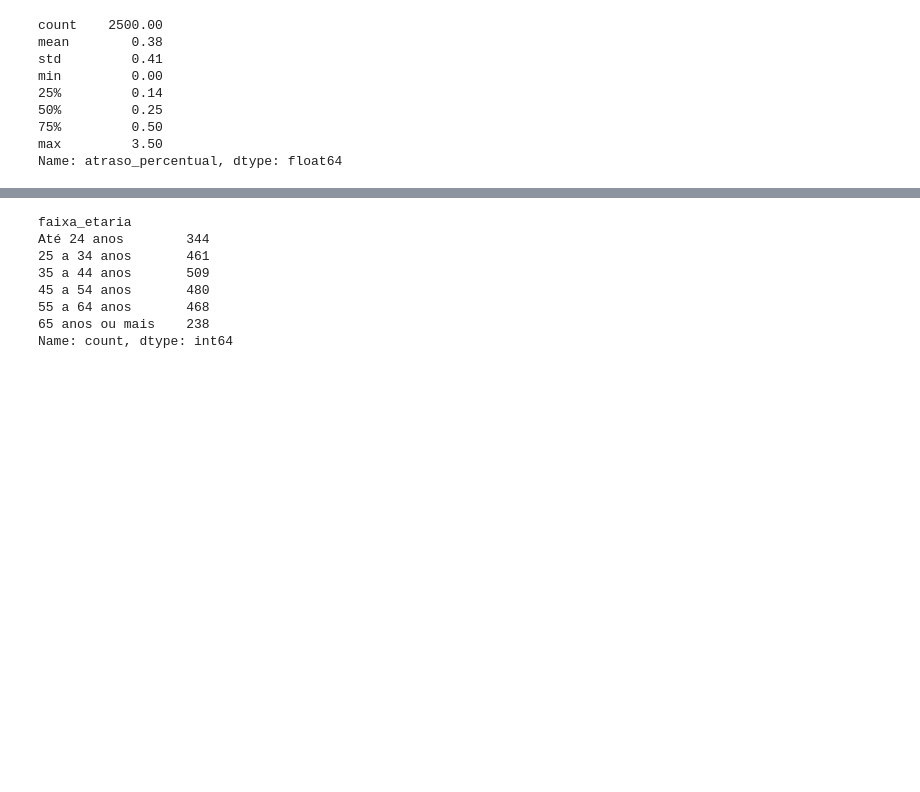
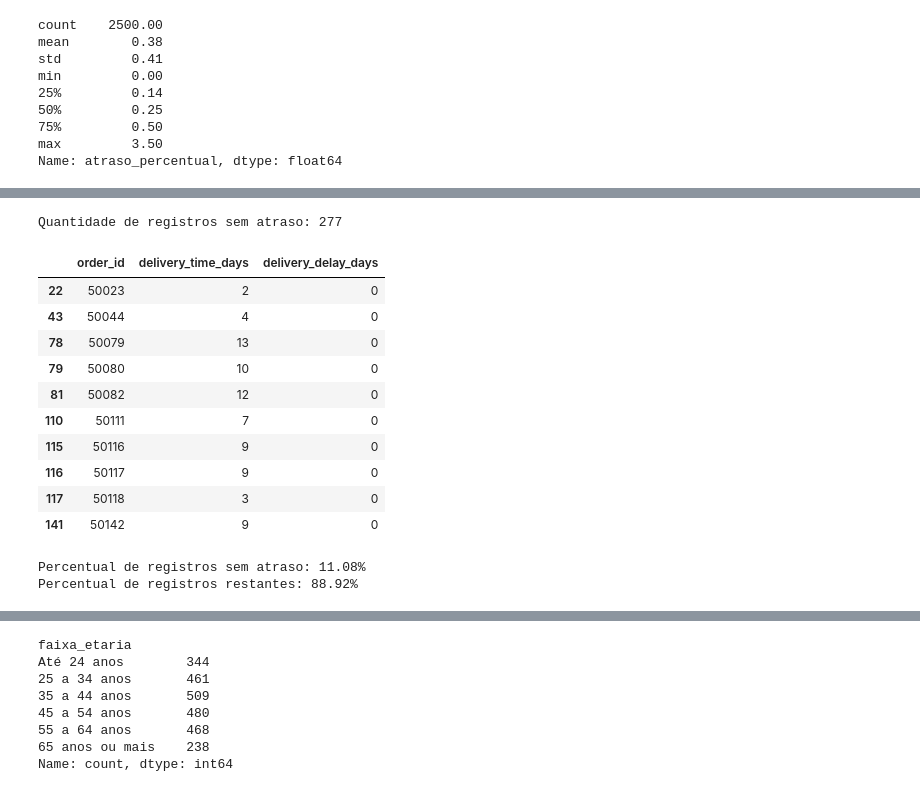
Before and after one commit to Fabio-Costa986/Business-understanding-and-data-analysis, a Jupyter notebook: notebook/01_tratamento_dados.ipynb, the cells around one changed output, grey strips where cells are left out. Cells and saved outputs as stored; diff of their text form; code cells hidden in the pictures; blank space fills up the shorter version.

```diff
--- a/notebook/01_tratamento_dados.ipynb
+++ b/notebook/01_tratamento_dados.ipynb
@@ -667,0 +714,17 @@ resumo_atraso
+# %%
+# Cria o indicador binário de reclamação
+df["teve_reclamacao"] = np.where(
+    df["complaints_count"] > 0,
+    1,
+    0
+)
+
+# Quantidade e percentual de pedidos em cada situação
+resumo_reclamacao = pd.DataFrame({
+    "quantidade": df["teve_reclamacao"].value_counts().sort_index(),
+    "percentual": (
+        df["teve_reclamacao"].value_counts(normalize=True).sort_index() * 100
+    ).round(2)
+})
+
+resumo_reclamacao
@@ -721,0 +898,51 @@ ser confirmada antes de utilizá-la em conclusões de negócio.
+# %%
+# Identifica pedidos sem atraso.
+registros_sem_atraso = df[
+    df["delivery_delay_days"] == 0
+]
+
+print(
+     f"Quantidade de registros sem atraso: {len(registros_sem_atraso)}"
+)
+
+registros_sem_atraso[
+    [
+        "order_id",
+        "delivery_time_days",
+        "delivery_delay_days"
+    ]
+].head(10)
+# %% [output]
+Quantidade de registros sem atraso: 277
+|  | order_id | delivery_time_days | delivery_delay_days |
+| 22 | 50023 | 2 | 0 |
+| 43 | 50044 | 4 | 0 |
+| 78 | 50079 | 13 | 0 |
+| 79 | 50080 | 10 | 0 |
+| 81 | 50082 | 12 | 0 |
+| 110 | 50111 | 7 | 0 |
+| 115 | 50116 | 9 | 0 |
+| 116 | 50117 | 9 | 0 |
+| 117 | 50118 | 3 | 0 |
+| 141 | 50142 | 9 | 0 |
+# %%
+# Calcula o percentual dos registros divergentes
+percentual_sem_atraso = (
+    len(registros_sem_atraso) / len(df) * 100
+)
+
+# Calcula a diferença dos registros totais pelos inconsistentes
+percentual_restante = 100 - percentual_sem_atraso
+
+print(
+    f"Percentual de registros sem atraso: "
+    f"{percentual_sem_atraso:.2f}%"
+)
+
+print(
+    f"Percentual de registros restantes: "
+    f"{percentual_restante:.2f}%"
+)
+# %% [output]
+Percentual de registros sem atraso: 11.08%
+Percentual de registros restantes: 88.92%
```
Also changed, not shown: parts of 23 cells of this notebook.
